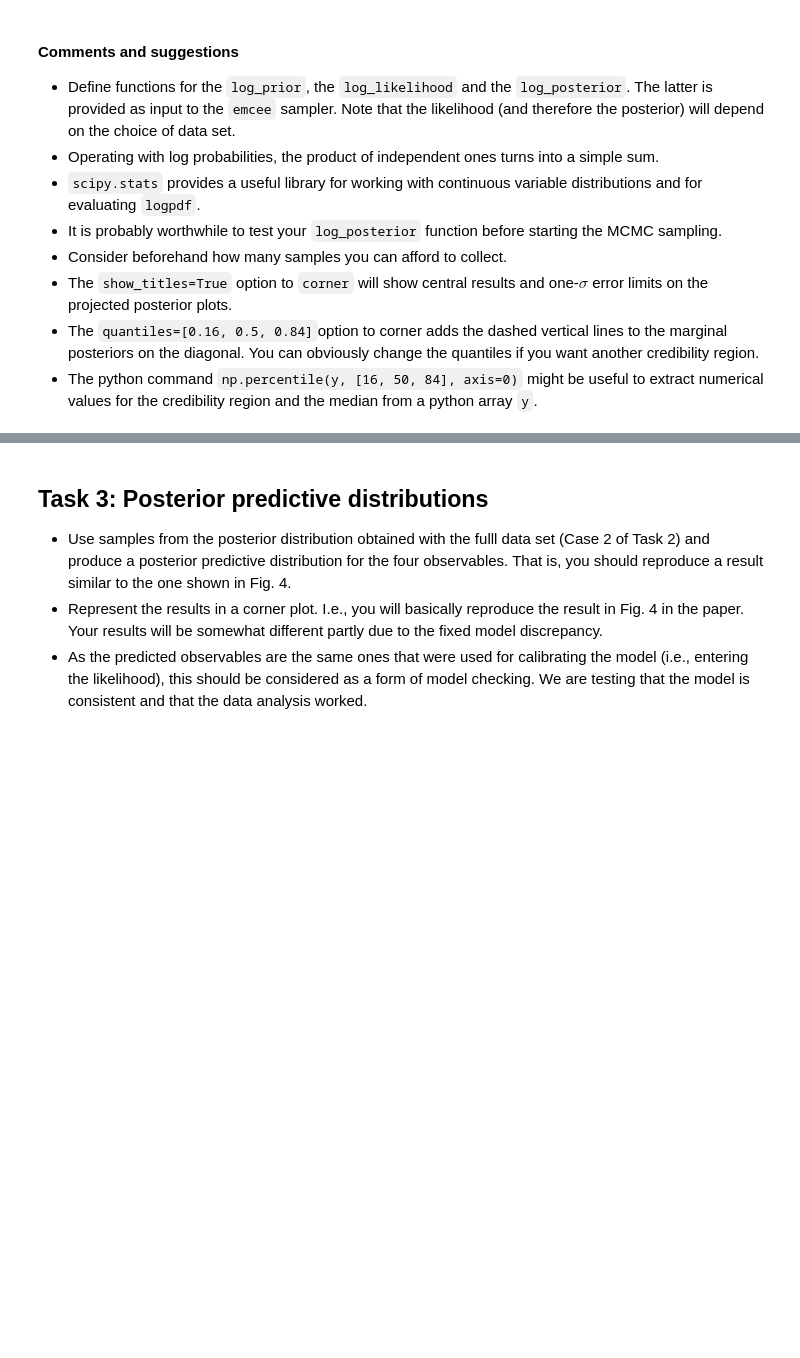
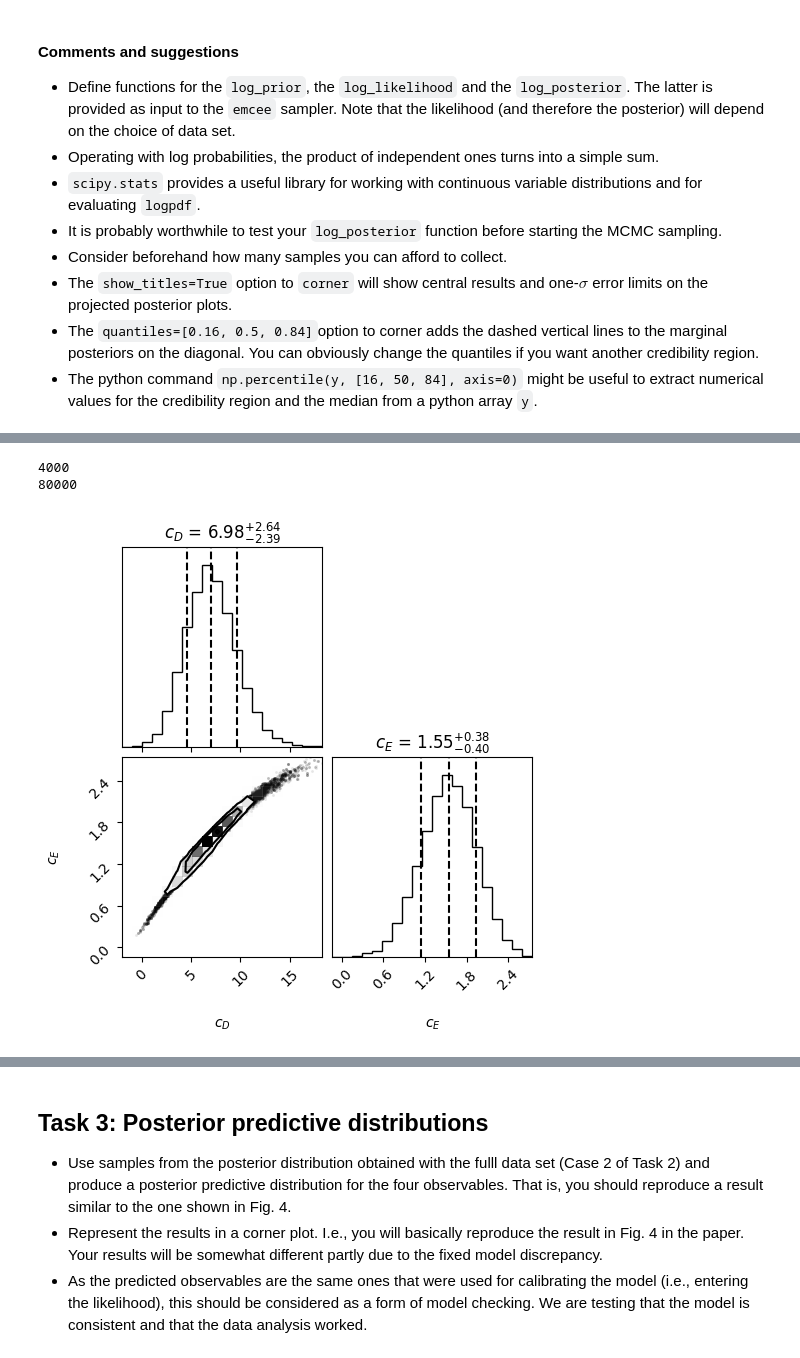
Before and after one commit to stinaper/tif285, a Jupyter notebook: doc/pub/Projects/Project1/TIF285_Project1.ipynb, the cells around one changed output, grey strips where cells are left out. Cells and saved outputs as stored; diff of their text form; code cells hidden in the pictures; blank space fills up the shorter version.

```diff
--- a/doc/pub/Projects/Project1/TIF285_Project1.ipynb
+++ b/doc/pub/Projects/Project1/TIF285_Project1.ipynb
@@ -322,0 +412,9 @@ E4He_eval is of shape: (2, 2)
+# %%
+#corner.corner(samples_1[:,0],labels=[r"$c_D$",r"$c_E$"],show_titles=True,quantiles=[0.16,0.5,0.84])
+corner.corner(samples_1.reshape(nwalkers*nsteps,2),labels=[r"$c_D$",r"$c_E$"],show_titles=True,quantiles=[0.16,0.5,0.84])
+print(samples_1[:,0].size)
+print(samples_1.reshape(nwalkers*nsteps,2).size)
+# %% [output]
+4000
+80000
+[figure, added]
```
Also changed, not shown: parts of 15 cells of this notebook.
